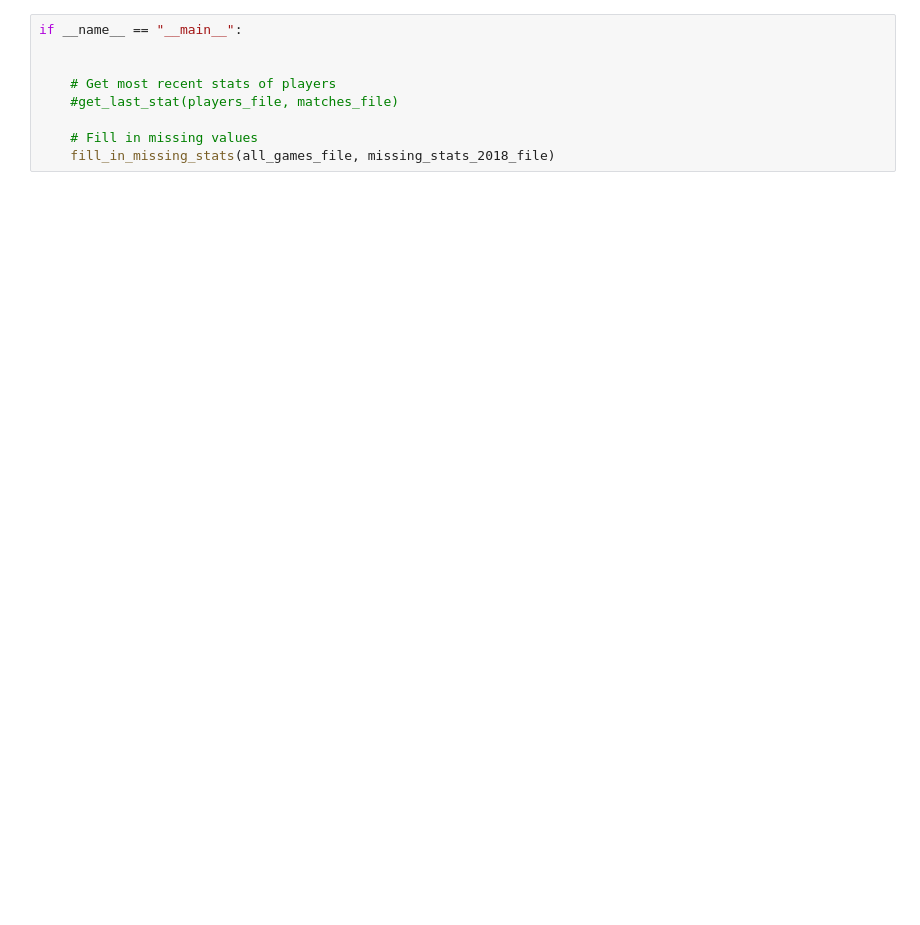
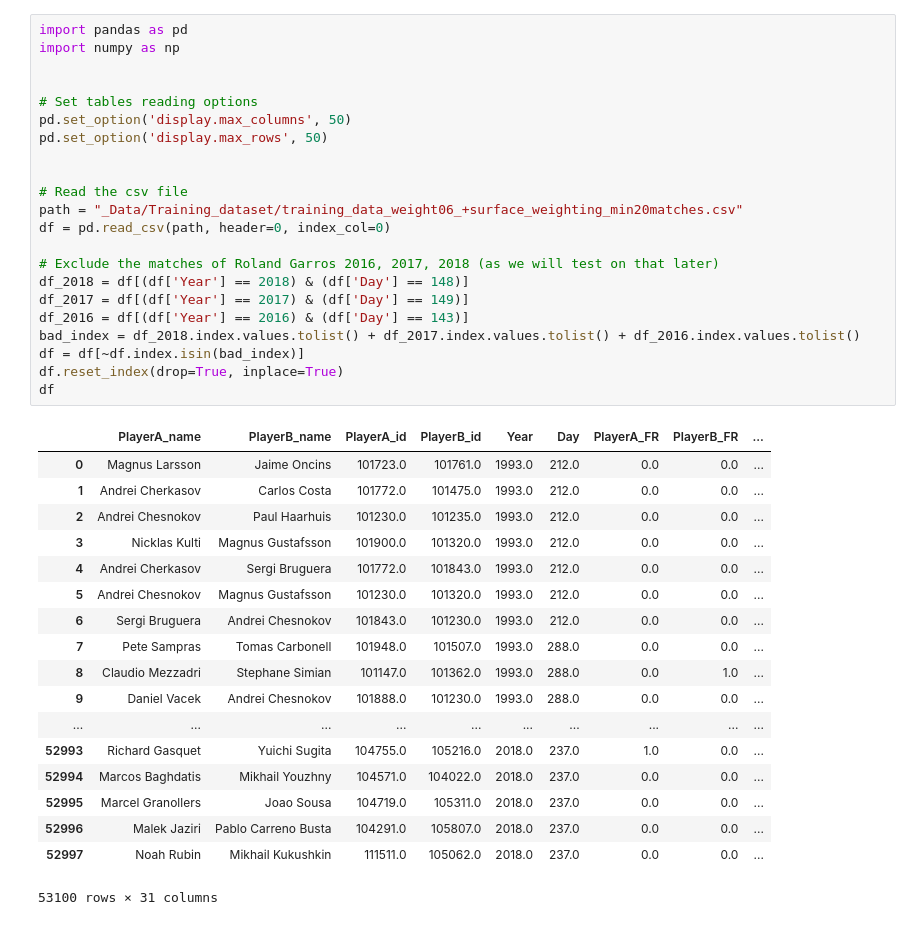
Before and after one commit to ant-louis/french-open-2019-winner-prediction, a Jupyter notebook: temp.ipynb, the cells around one changed output. Drawn from its saved outputs; the diff is of its cells as text; blank space fills up the shorter version.

```diff
--- a/temp.ipynb
+++ b/temp.ipynb
@@ -111,9 +1,41 @@ def fill_in_missing_stats(all_games_file, missing_stats_2018_file):
-# %%
-if __name__ == "__main__":
-
-
-    # Get most recent stats of players
-    #get_last_stat(players_file, matches_file)
-
-    # Fill in missing values
-    fill_in_missing_stats(all_games_file, missing_stats_2018_file)
+# %%
+import pandas as pd
+import numpy as np
+
+
+# Set tables reading options
+pd.set_option('display.max_columns', 50)
+pd.set_option('display.max_rows', 50)
+
+
+# Read the csv file
+path = "_Data/Training_dataset/training_data_weight06_+surface_weighting_min20matches.csv"
+df = pd.read_csv(path, header=0, index_col=0)
+
+# Exclude the matches of Roland Garros 2016, 2017, 2018 (as we will test on that later)
+df_2018 = df[(df['Year'] == 2018) & (df['Day'] == 148)]
+df_2017 = df[(df['Year'] == 2017) & (df['Day'] == 149)]
+df_2016 = df[(df['Year'] == 2016) & (df['Day'] == 143)]
+bad_index = df_2018.index.values.tolist() + df_2017.index.values.tolist() + df_2016.index.values.tolist()
+df = df[~df.index.isin(bad_index)]
+df.reset_index(drop=True, inplace=True)
+df
+# %% [output]
+|  | PlayerA_name | PlayerB_name | PlayerA_id | PlayerB_id | Year | Day | PlayerA_FR | PlayerB_FR | ... |
+| 0 | Magnus Larsson | Jaime Oncins | 101723.0 | 101761.0 | 1993.0 | 212.0 | 0.0 | 0.0 | ... |
+| 1 | Andrei Cherkasov | Carlos Costa | 101772.0 | 101475.0 | 1993.0 | 212.0 | 0.0 | 0.0 | ... |
+| 2 | Andrei Chesnokov | Paul Haarhuis | 101230.0 | 101235.0 | 1993.0 | 212.0 | 0.0 | 0.0 | ... |
+| 3 | Nicklas Kulti | Magnus Gustafsson | 101900.0 | 101320.0 | 1993.0 | 212.0 | 0.0 | 0.0 | ... |
+| 4 | Andrei Cherkasov | Sergi Bruguera | 101772.0 | 101843.0 | 1993.0 | 212.0 | 0.0 | 0.0 | ... |
+| 5 | Andrei Chesnokov | Magnus Gustafsson | 101230.0 | 101320.0 | 1993.0 | 212.0 | 0.0 | 0.0 | ... |
+| 6 | Sergi Bruguera | Andrei Chesnokov | 101843.0 | 101230.0 | 1993.0 | 212.0 | 0.0 | 0.0 | ... |
+| 7 | Pete Sampras | Tomas Carbonell | 101948.0 | 101507.0 | 1993.0 | 288.0 | 0.0 | 0.0 | ... |
+| 8 | Claudio Mezzadri | Stephane Simian | 101147.0 | 101362.0 | 1993.0 | 288.0 | 0.0 | 1.0 | ... |
+| 9 | Daniel Vacek | Andrei Chesnokov | 101888.0 | 101230.0 | 1993.0 | 288.0 | 0.0 | 0.0 | ... |
+| ... | ... | ... | ... | ... | ... | ... | ... | ... | ... |
+| 52993 | Richard Gasquet | Yuichi Sugita | 104755.0 | 105216.0 | 2018.0 | 237.0 | 1.0 | 0.0 | ... |
+| 52994 | Marcos Baghdatis | Mikhail Youzhny | 104571.0 | 104022.0 | 2018.0 | 237.0 | 0.0 | 0.0 | ... |
+| 52995 | Marcel Granollers | Joao Sousa | 104719.0 | 105311.0 | 2018.0 | 237.0 | 0.0 | 0.0 | ... |
+| 52996 | Malek Jaziri | Pablo Carreno Busta | 104291.0 | 105807.0 | 2018.0 | 237.0 | 0.0 | 0.0 | ... |
+| 52997 | Noah Rubin | Mikhail Kukushkin | 111511.0 | 105062.0 | 2018.0 | 237.0 | 0.0 | 0.0 | ... |
+53100 rows × 31 columns
```
Also changed, not shown: parts of 2 cells of this notebook, 12 other files.
